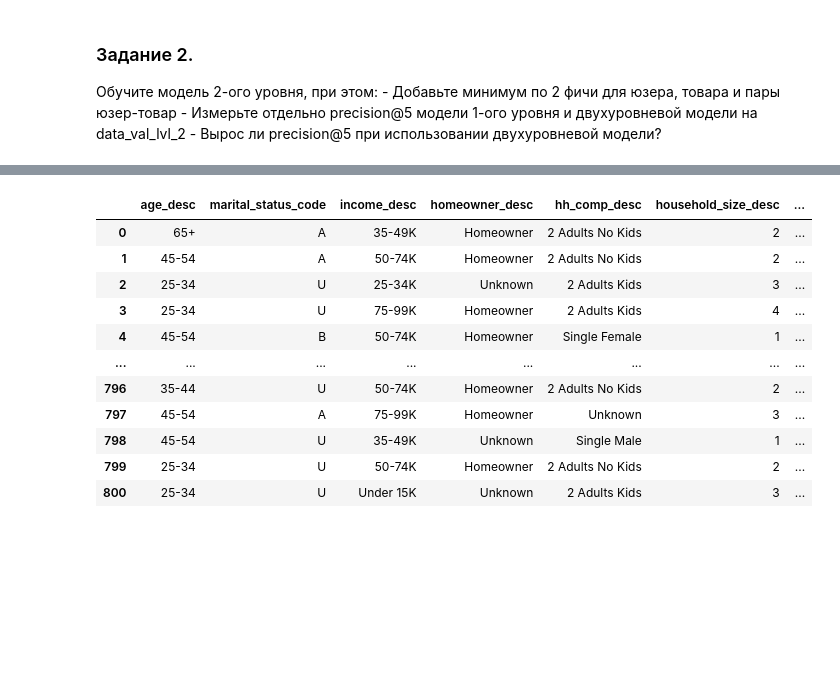
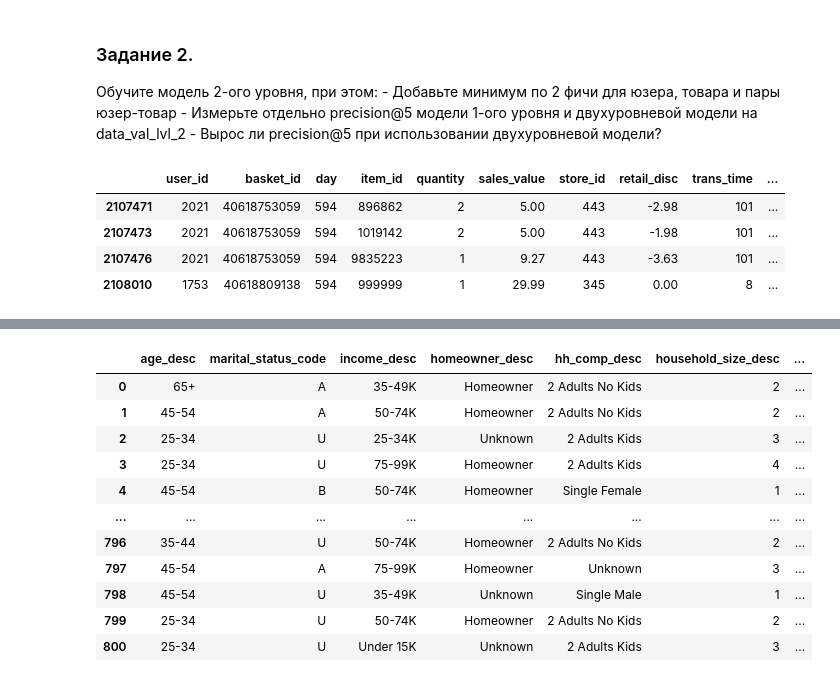
Before and after one commit to mindblower5000/gu-rec-sys, a Jupyter notebook: hw6.ipynb, the cells around one changed output, grey strips where cells are left out. Cells and saved outputs as stored; diff of their text form; code cells hidden in the pictures; blank space fills up the shorter version.

```diff
--- a/hw6.ipynb
+++ b/hw6.ipynb
@@ -243,12 +258,19 @@ result_lvl_1.apply(lambda row: recall_at_k(row['candidates_own_500'], row['actua
 # %%
 users_lvl_2 = pd.DataFrame(data_train_lvl_2['user_id'].unique())
 users_lvl_2.columns = ['user_id']
 
-# Пока только warm start
+
 train_users = data_train_lvl_1['user_id'].unique()
 users_lvl_2 = users_lvl_2[users_lvl_2['user_id'].isin(train_users)]
 
 users_lvl_2['candidates'] = users_lvl_2['user_id'].apply(lambda x: recommender.get_own_recommendations(x, N=200))
+data_train_lvl_2.head(4)
+# %% [output]
+|  | user_id | basket_id | day | item_id | quantity | sales_value | store_id | retail_disc | trans_time | ... |
+| 2107471 | 2021 | 40618753059 | 594 | 896862 | 2 | 5.00 | 443 | -2.98 | 101 | ... |
+| 2107473 | 2021 | 40618753059 | 594 | 1019142 | 2 | 5.00 | 443 | -1.98 | 101 | ... |
+| 2107476 | 2021 | 40618753059 | 594 | 9835223 | 1 | 9.27 | 443 | -3.63 | 101 | ... |
+| 2108010 | 1753 | 40618809138 | 594 | 999999 | 1 | 29.99 | 345 | 0.00 | 8 | ... |
 # %%
 s = users_lvl_2.apply(lambda x: pd.Series(x['candidates']), axis=1).stack().reset_index(level=1, drop=True)
 s.name = 'item_id'
```
Also changed, not shown: parts of 20 cells of this notebook.
